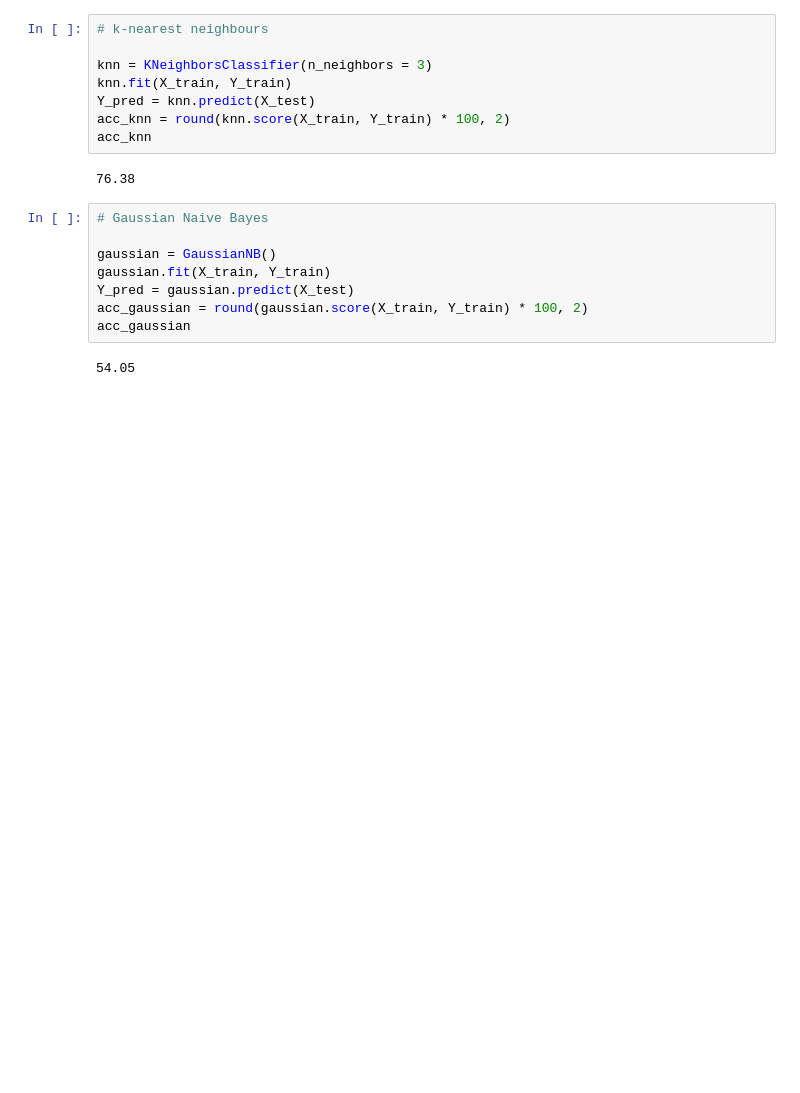
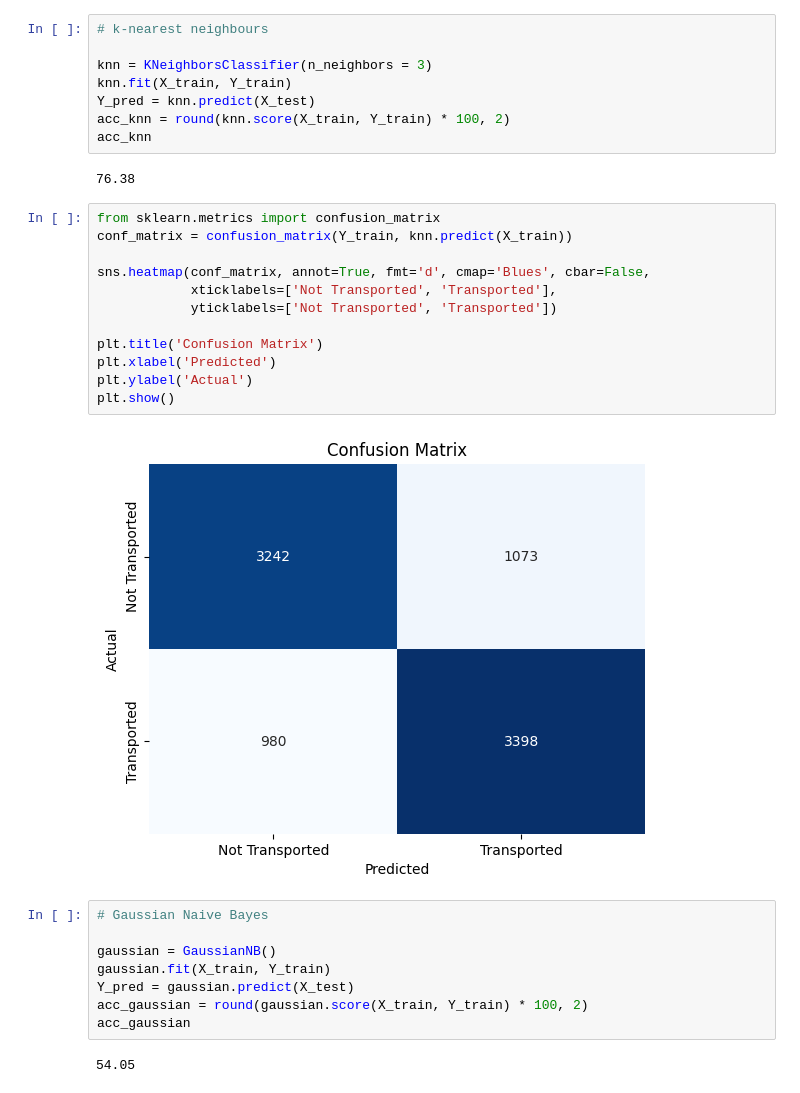
Before and after one commit to JCHM-1/ML2023, a Jupyter notebook: Week8/Week8V3.ipynb, the cells around one changed output. Saved outputs shown, nothing was run; the diff lists cells and outputs as text; blank space fills up the shorter version.

```diff
--- a/Week8/Week8V3.ipynb
+++ b/Week8/Week8V3.ipynb
@@ -230,6 +230,20 @@ acc_knn = round(knn.score(X_train, Y_train) * 100, 2)
 acc_knn
 # %% [output]
 76.38
+# %%
+from sklearn.metrics import confusion_matrix
+conf_matrix = confusion_matrix(Y_train, knn.predict(X_train))
+
+sns.heatmap(conf_matrix, annot=True, fmt='d', cmap='Blues', cbar=False,
+            xticklabels=['Not Transported', 'Transported'],
+            yticklabels=['Not Transported', 'Transported'])
+
+plt.title('Confusion Matrix')
+plt.xlabel('Predicted')
+plt.ylabel('Actual')
+plt.show()
+# %% [output]
+[figure, added]
 # %%
 # Gaussian Naive Bayes
 
```
Also changed, not shown: parts of 9 cells of this notebook, 2 other files.
